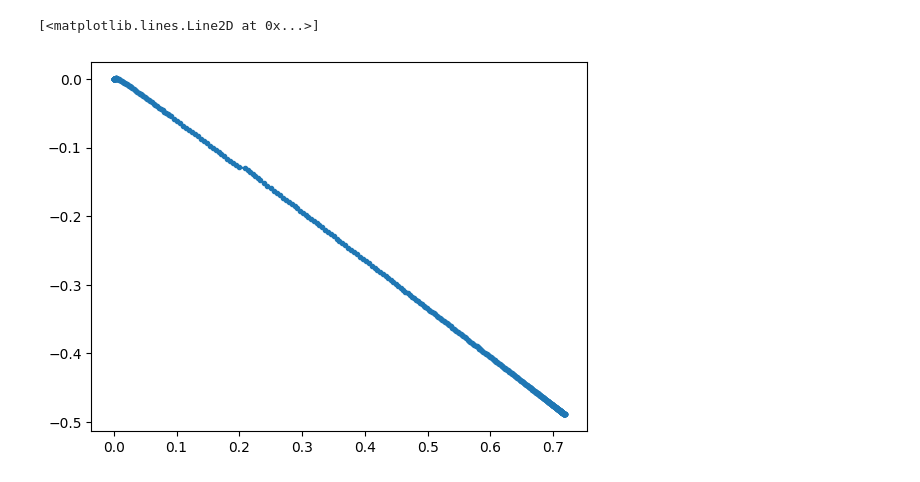
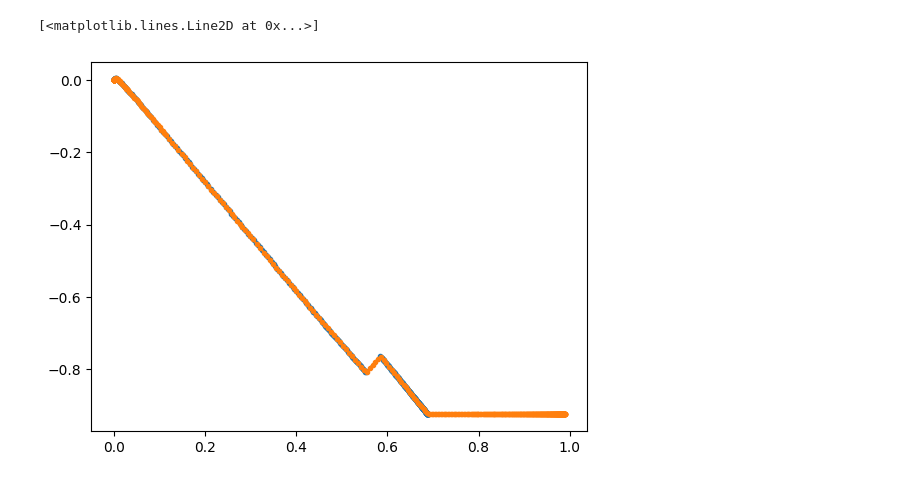
Before and after one commit to IDAnton/Isotherm_generator, a Jupyter notebook: kernel gen.ipynb, the cells around one changed output. Cells and saved outputs as stored; diff of their text form; code cells hidden in the pictures.

```diff
--- a/kernel gen.ipynb
+++ b/kernel gen.ipynb
@@ -116,42 +133,51 @@ pore_N = dataframe_sorb.shape[1]  # P and A on input
 # X_train = np.array(dataframe_sorb.iloc[0][1:])
 #
 # Y_train = np.empty((pore_N, len(dataframe_sorb.iloc[0][1:])))
 # PX_train = np.empty((len(Y_train), len(PX_train)))
 # PX_train_tmp = PX_train
 # for i in range(1, pore_N-1):
 #     Y_train[i] = np.array(dataframe_sorb[i+1][21:])
 #     PX_train[i] = np.array(dataframe_sorb[0][21:])
 # Y_train_tmp = Y_train
 #
 # for i in range(len(Y_train_tmp)):
 #     PX_train[i] = -Y_train_tmp[i]*np.sin(-np.pi/4) + PX_train_tmp*np.cos(-np.pi/4)
 #     Y_train[i] = PX_train_tmp*np.sin(-np.pi/4) + Y_train_tmp[i]*np.cos(-np.pi/4)
 # plt.plot(PX_train[100], Y_train[100], marker=".")
 ################################
 p_array = dataframe_sorb[0][21:]
-a_array = dataframe_sorb.iloc[0][1:]
+a_array = np.array(dataframe_sorb.iloc[0][1:])
 
 pi_x_array = np.empty((len(a_array), len(p_array)))
 pi_a_array = np.empty((len(a_array), len(p_array)))
 for i in range(len(a_array)):
     pi_x_array[i] = p_array
     pi_a_array[i] = dataframe_sorb[i+1][21:]
 
-theta = -np.pi/4
+
+costheta = np.cos(2*np.pi-np.pi/4)
+sintheta = np.sin(2*np.pi-np.pi/4)
 for i in range(len(a_array)):
-    pi_x_array_tmp = pi_x_array[i]
+    pi_x_array_tmp = p_array
     pi_a_array_tmp = pi_a_array[i]
-    pi_x_array[i] = pi_x_array_tmp*np.cos(theta) - pi_a_array_tmp*np.sin(theta)
-    pi_a_array[i] = pi_x_array_tmp*np.sin(theta) + pi_a_array_tmp*np.cos(theta)
+    pi_x_array[i] = pi_x_array_tmp*costheta - pi_a_array_tmp*sintheta
+    pi_a_array[i] = pi_x_array_tmp*sintheta + pi_a_array_tmp*costheta
 
 
-k = 50
+k = 80
+x_scale = np.max(np.abs(pi_x_array))
+y_scale = np.max(np.abs(pi_a_array))
+pi_x_array = pi_x_array / x_scale
+pi_a_array = pi_a_array / y_scale
+
+
+pi_a_array_new = np.empty((len(a_array), len(p_array)))
+for i in range(len(pi_a_array)):
+    pi_a_array_new[i] = np.interp(p_array, pi_x_array[i], pi_a_array[i])
+
 plt.plot(pi_x_array[k], pi_a_array[k], marker=".")
-# x_scale = np.max(pi_x_array)
-# y_scale = np.max(pi_a_array)
-# pi_x_array = pi_x_array / x_scale
-# pi_a_array = pi_a_array / y_scale
+plt.plot(p_array, pi_a_array_new[k], marker=".")
 # %% [output]
 [<matplotlib.lines.Line2D at 0x...>]
-[figure, old version]
+[figure, new version]
 # %%
```
Also changed, not shown: parts of 9 cells of this notebook.
